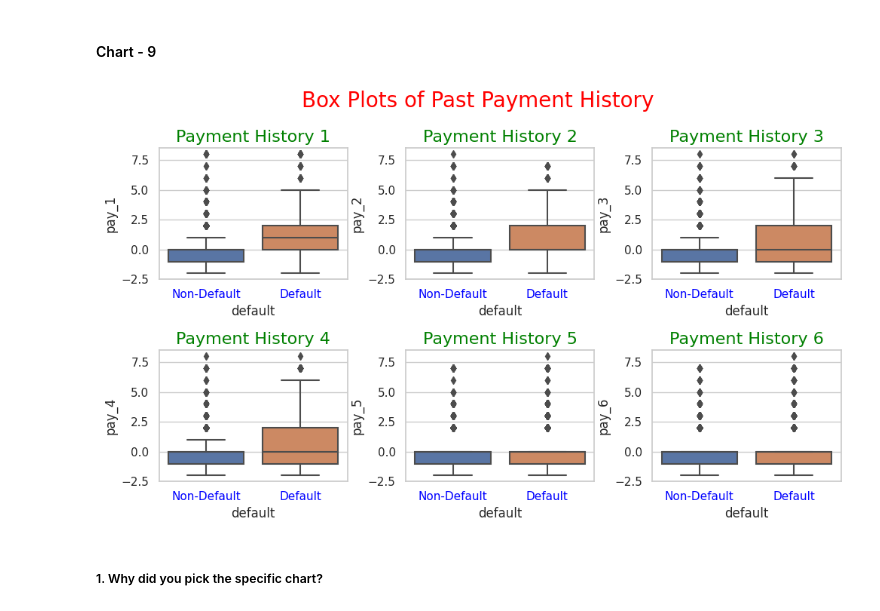
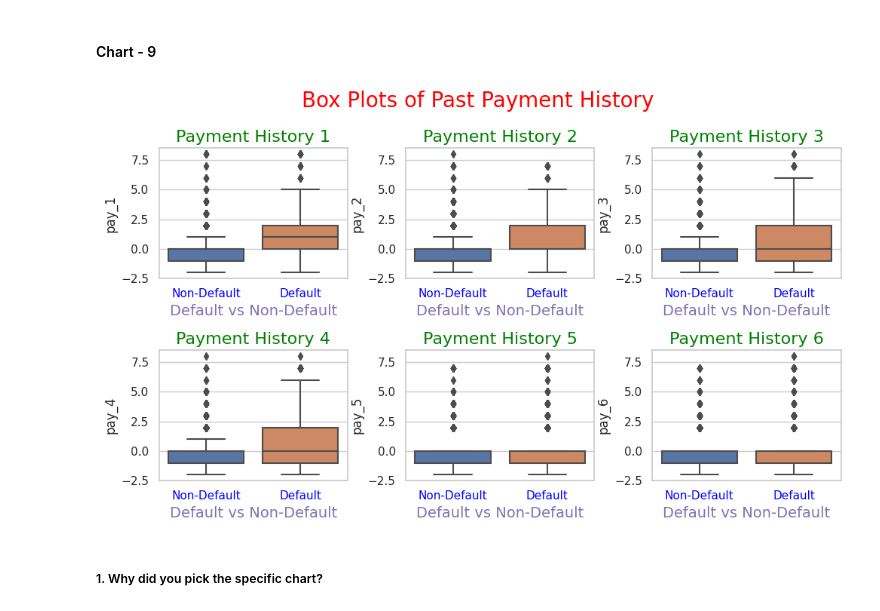
Before and after one commit to shubhamrai1318/Credit_Card_Default_Prediction, a Jupyter notebook: Credit_Card_Default_Prediction.ipynb, the cells around one changed output. Saved outputs shown, nothing was run; the diff lists cells and outputs as text; code cells hidden in the pictures.

Commit message:
Some Modification in chart-9

```diff
--- a/Credit_Card_Default_Prediction.ipynb
+++ b/Credit_Card_Default_Prediction.ipynb
@@ -916,34 +916,35 @@ plt.rc('figure', figsize=(10, 6))
 
 # Creating a new figure
 fig = plt.figure()
 
 # Adding a super title for the entire figure
 fig.suptitle('Box Plots of Past Payment History', fontsize=20,color='red')
 
 # Loop through each past payment history column (pay_1 to pay_6)
 for i in range(1, 7):
     # Creating a subplot for each payment history column
     plt.subplot(2, 3, i)
 
     # Creating the column name dynamically based on the current iteration index (pay_1 to pay_6)
     y = 'pay_' + str(i)
 
     # Creating a box plot for the current payment history column, grouped by default status
     box_plot = sns.boxplot(x='default', y=y, data=df)
+    plt.xlabel('Default vs Non-Default', fontsize=14,color='m')
 
     # Setting the x-axis tick labels to 'Non-Default' and 'Default'
     box_plot.set_xticklabels(['Non-Default', 'Default'],color='blue')
 
     # Setting the title for the subplot
     plt.title('Payment History ' + str(i), fontsize=16,color='green')
 
 # Adjust the layout to prevent overlapping titles
 plt.tight_layout()
 
 # Display the plots
 plt.show()
 # %% [output]
-[figure, old version]
+[figure, new version]
 # %% [markdown]
 ##### 1. Why did you pick the specific chart?
 # %% [markdown]
```
